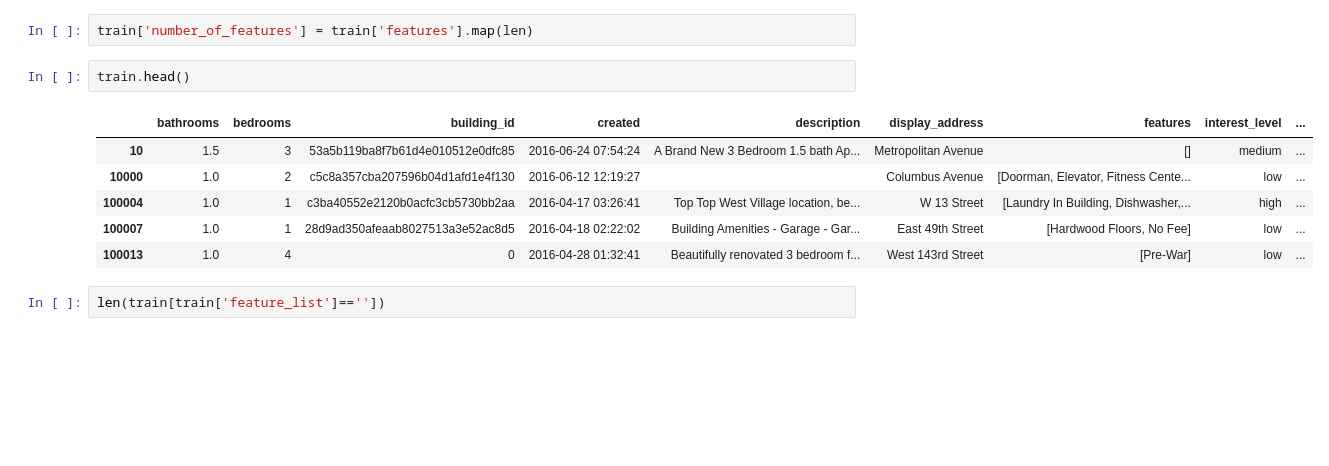
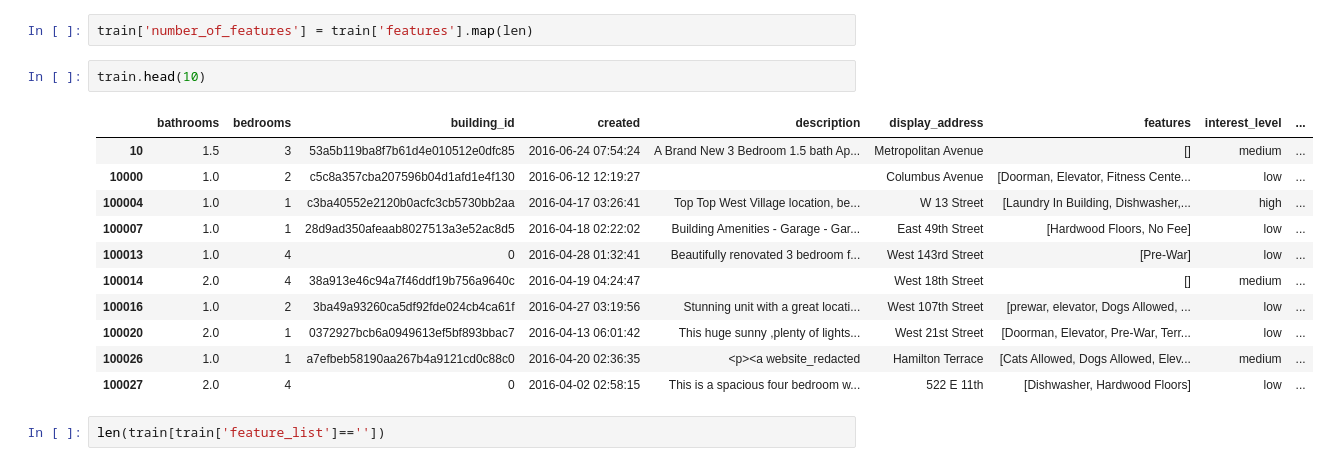
Before and after one commit to ah3200/renthop-kaggle, a Jupyter notebook: Feature_engineer_and_modeling.ipynb, the cells around one changed output. Saved outputs shown, nothing was run; the diff lists cells and outputs as text; blank space fills up the shorter version.

```diff
--- a/Feature_engineer_and_modeling.ipynb
+++ b/Feature_engineer_and_modeling.ipynb
@@ -86,14 +88,19 @@ train['feature_list'] = train['features'].map(lambda x: ','.join(x)).str.lower()
 # %%
 train['number_of_features'] = train['features'].map(len)
 # %%
-train.head()
+train.head(10)
 # %% [output]
 |  | bathrooms | bedrooms | building_id | created | description | display_address | features | interest_level | ... |
 | 10 | 1.5 | 3 | 53a5b119ba8f7b61d4e010512e0dfc85 | 2016-06-24 07:54:24 | A Brand New 3 Bedroom 1.5 bath Ap... | Metropolitan Avenue | [] | medium | ... |
 | 10000 | 1.0 | 2 | c5c8a357cba207596b04d1afd1e4f130 | 2016-06-12 12:19:27 |  | Columbus Avenue | [Doorman, Elevator, Fitness Cente... | low | ... |
 | 100004 | 1.0 | 1 | c3ba40552e2120b0acfc3cb5730bb2aa | 2016-04-17 03:26:41 | Top Top West Village location, be... | W 13 Street | [Laundry In Building, Dishwasher,... | high | ... |
 | 100007 | 1.0 | 1 | 28d9ad350afeaab8027513a3e52ac8d5 | 2016-04-18 02:22:02 | Building Amenities - Garage - Gar... | East 49th Street | [Hardwood Floors, No Fee] | low | ... |
 | 100013 | 1.0 | 4 | 0 | 2016-04-28 01:32:41 | Beautifully renovated 3 bedroom f... | West 143rd Street | [Pre-War] | low | ... |
+| 100014 | 2.0 | 4 | 38a913e46c94a7f46ddf19b756a9640c | 2016-04-19 04:24:47 |  | West 18th Street | [] | medium | ... |
+| 100016 | 1.0 | 2 | 3ba49a93260ca5df92fde024cb4ca61f | 2016-04-27 03:19:56 | Stunning unit with a great locati... | West 107th Street | [prewar, elevator, Dogs Allowed, ... | low | ... |
+| 100020 | 2.0 | 1 | 0372927bcb6a0949613ef5bf893bbac7 | 2016-04-13 06:01:42 | This huge sunny ,plenty of lights... | West 21st Street | [Doorman, Elevator, Pre-War, Terr... | low | ... |
+| 100026 | 1.0 | 1 | a7efbeb58190aa267b4a9121cd0c88c0 | 2016-04-20 02:36:35 | <p><a website_redacted | Hamilton Terrace | [Cats Allowed, Dogs Allowed, Elev... | medium | ... |
+| 100027 | 2.0 | 4 | 0 | 2016-04-02 02:58:15 | This is a spacious four bedroom w... | 522 E 11th | [Dishwasher, Hardwood Floors] | low | ... |
 # %%
 len(train[train['feature_list']==''])
 # %% [output]
```
Also changed, not shown: parts of 46 cells of this notebook.
